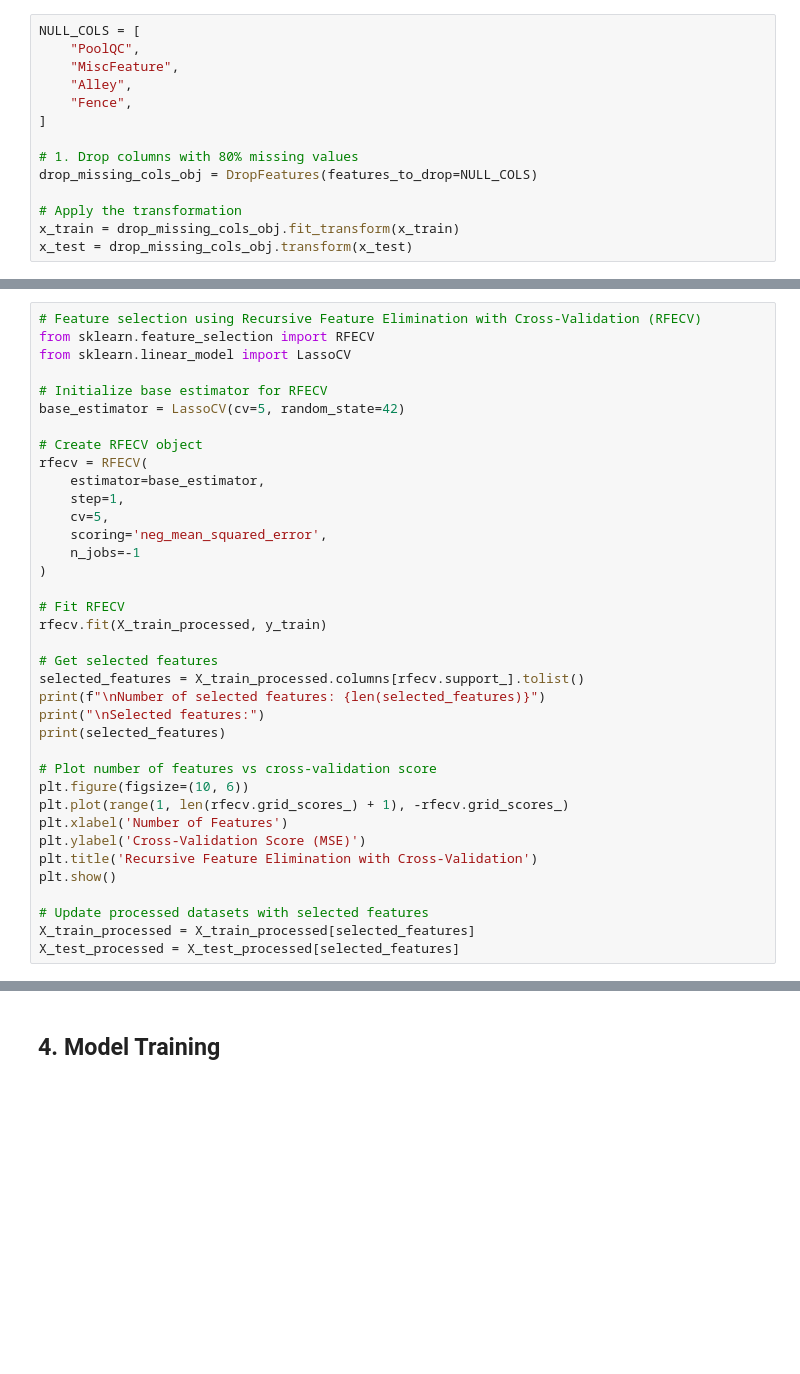
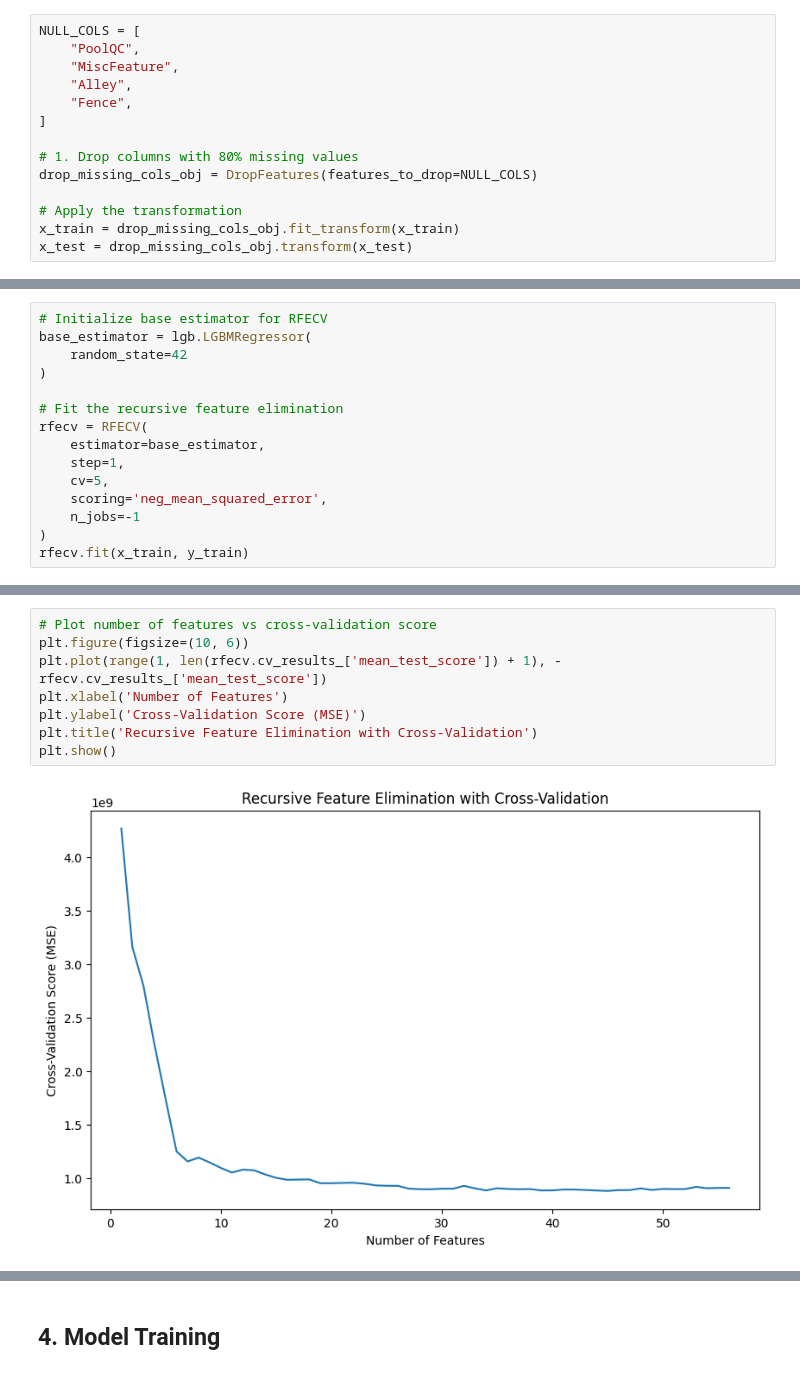
Before and after one commit to ioannismesionis/counterfactual-explanations, a Jupyter notebook: counterfactual_poc.ipynb, the cells around one changed output, grey strips where cells are left out. Saved outputs shown, nothing was run; the diff lists cells and outputs as text; blank space fills up the shorter version.

```diff
--- a/counterfactual_poc.ipynb
+++ b/counterfactual_poc.ipynb
@@ -170,0 +289,15 @@ X_test_processed = encoder.transform(X_test_processed)
+# %%
+# Initialize base estimator for RFECV
+base_estimator = lgb.LGBMRegressor(
+    random_state=42
+)
+
+# Fit the recursive feature elimination
+rfecv = RFECV(
+    estimator=base_estimator,
+    step=1,
+    cv=5,
+    scoring='neg_mean_squared_error',
+    n_jobs=-1
+)
+rfecv.fit(x_train, y_train)
@@ -171,37 +335,10 @@ X_test_processed = encoder.transform(X_test_processed)
 # %%
-# Feature selection using Recursive Feature Elimination with Cross-Validation (RFECV)
-from sklearn.feature_selection import RFECV
-from sklearn.linear_model import LassoCV
-
-# Initialize base estimator for RFECV
-base_estimator = LassoCV(cv=5, random_state=42)
-
-# Create RFECV object
-rfecv = RFECV(
-    estimator=base_estimator,
-    step=1,
-    cv=5,
-    scoring='neg_mean_squared_error',
-    n_jobs=-1
-)
-
-# Fit RFECV
-rfecv.fit(X_train_processed, y_train)
-
-# Get selected features
-selected_features = X_train_processed.columns[rfecv.support_].tolist()
-print(f"\nNumber of selected features: {len(selected_features)}")
-print("\nSelected features:")
-print(selected_features)
-
 # Plot number of features vs cross-validation score
 plt.figure(figsize=(10, 6))
-plt.plot(range(1, len(rfecv.grid_scores_) + 1), -rfecv.grid_scores_)
+plt.plot(range(1, len(rfecv.cv_results_['mean_test_score']) + 1), -rfecv.cv_results_['mean_test_score'])
 plt.xlabel('Number of Features')
 plt.ylabel('Cross-Validation Score (MSE)')
 plt.title('Recursive Feature Elimination with Cross-Validation')
 plt.show()
-
-# Update processed datasets with selected features
-X_train_processed = X_train_processed[selected_features]
-X_test_processed = X_test_processed[selected_features]
+# %% [output]
+[figure, added]
```
Also changed, not shown: parts of 37 cells of this notebook.
